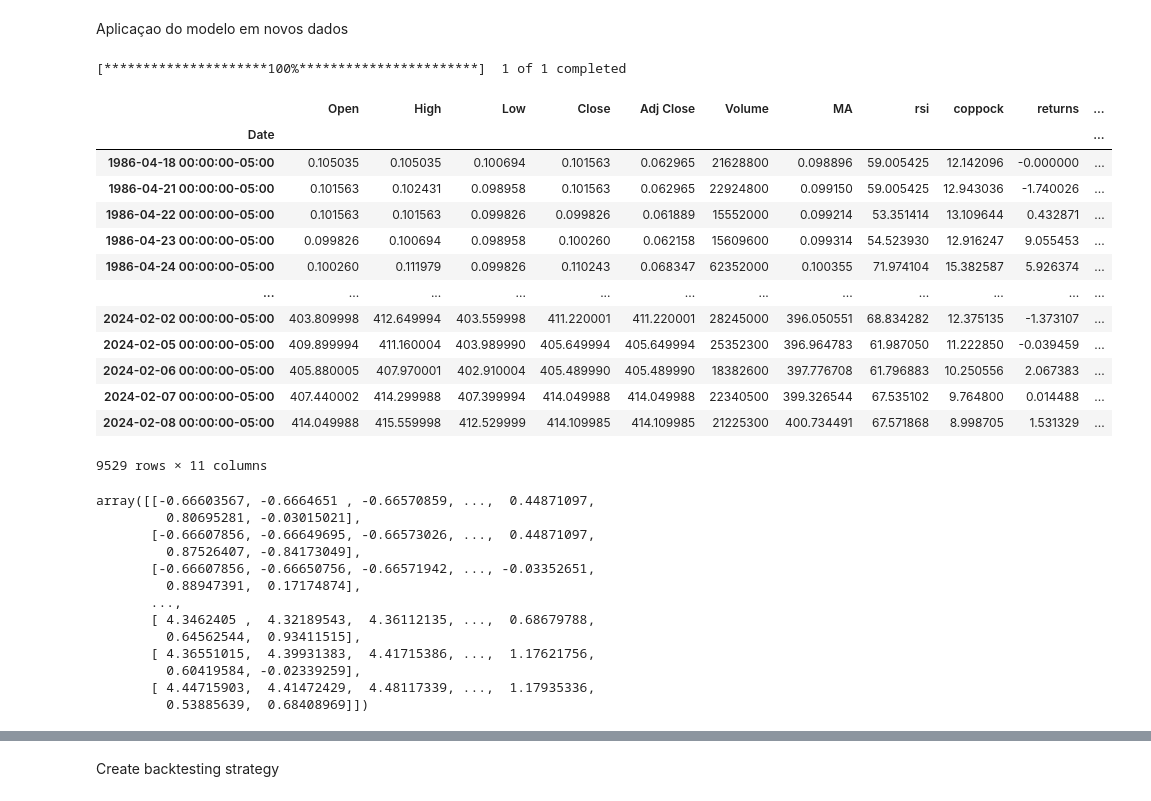
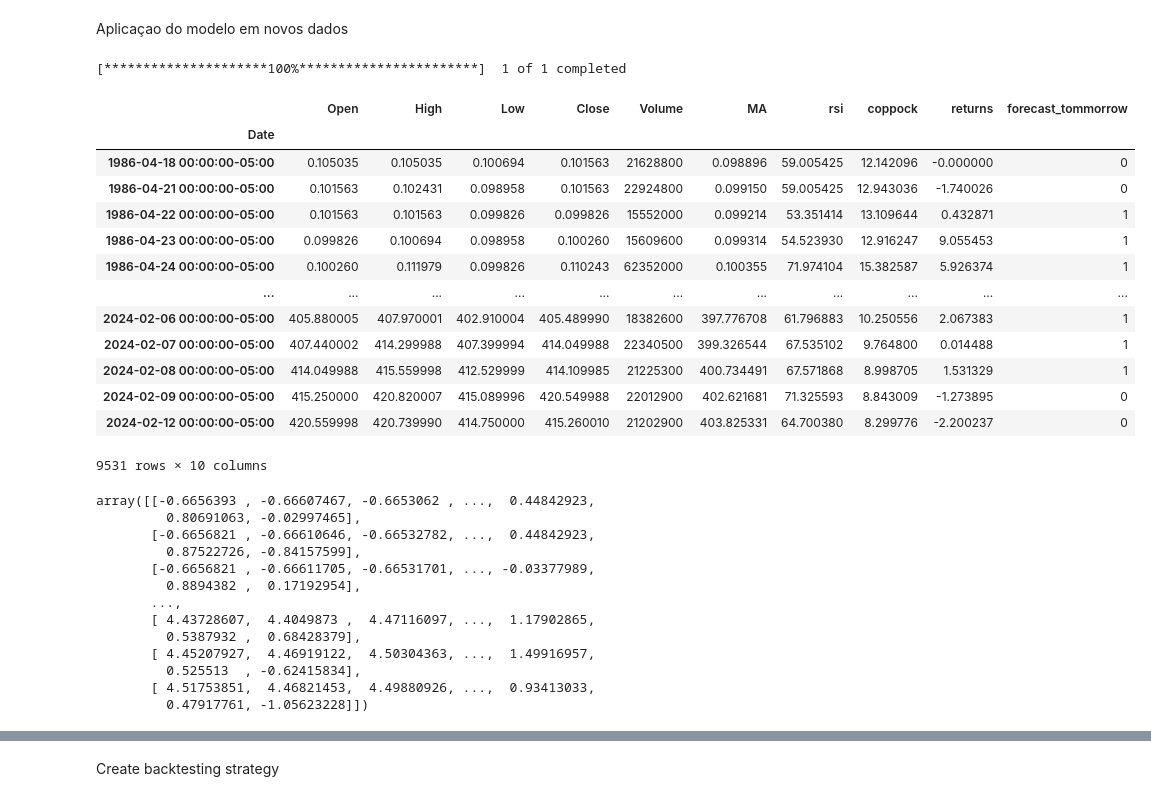
Before and after one commit to mayer19/AlgoritmitTradingCourse, a Jupyter notebook: gradient_boosting_machine.ipynb, the cells around one changed output, grey strips where cells are left out. Cells and saved outputs as stored; diff of their text form; code cells hidden in the pictures.

```diff
--- a/gradient_boosting_machine.ipynb
+++ b/gradient_boosting_machine.ipynb
@@ -137,34 +163,34 @@ Aplicaçao do modelo em novos dados
 # %%
 #Download asset data
 df_new_stock = yf.download(tickers="MSFT")
 
 #calculatre technical indicators
 df_new_stock['MA'] = ta.ema(df_new_stock['Close'], length=20)
 df_new_stock['rsi'] = ta.rsi(df_new_stock['Close'], length=14)
 df_new_stock['coppock'] = ta.coppock(df_new_stock['Close'], length=12)
 df_new_stock['returns'] = df_new_stock['Close'].pct_change(-1) * 100 * -1
 df_new_stock['forecast_tommorrow'] = np.where(df_new_stock['returns'] > 0,
                                    1,
                                    0) #1 is for UP and 0 is for down
-
+df_new_stock = df_new_stock.drop(['Adj Close'], axis=1)
 df_new_stock = df_new_stock.dropna()
 df_new_stock
 # %% [output]
 [*********************100%***********************]  1 of 1 completed
-|  | Open | High | Low | Close | Adj Close | Volume | MA | rsi | coppock | returns | ... |
-| Date |  |  |  |  |  |  |  |  |  |  | ... |
-| 1986-04-18 00:00:00-05:00 | 0.105035 | 0.105035 | 0.100694 | 0.101563 | 0.062965 | 21628800 | 0.098896 | 59.005425 | 12.142096 | -0.000000 | ... |
-| 1986-04-21 00:00:00-05:00 | 0.101563 | 0.102431 | 0.098958 | 0.101563 | 0.062965 | 22924800 | 0.099150 | 59.005425 | 12.943036 | -1.740026 | ... |
-| 1986-04-22 00:00:00-05:00 | 0.101563 | 0.101563 | 0.099826 | 0.099826 | 0.061889 | 15552000 | 0.099214 | 53.351414 | 13.109644 | 0.432871 | ... |
-| 1986-04-23 00:00:00-05:00 | 0.099826 | 0.100694 | 0.098958 | 0.100260 | 0.062158 | 15609600 | 0.099314 | 54.523930 | 12.916247 | 9.055453 | ... |
-| 1986-04-24 00:00:00-05:00 | 0.100260 | 0.111979 | 0.099826 | 0.110243 | 0.068347 | 62352000 | 0.100355 | 71.974104 | 15.382587 | 5.926374 | ... |
-| ... | ... | ... | ... | ... | ... | ... | ... | ... | ... | ... | ... |
-| 2024-02-02 00:00:00-05:00 | 403.809998 | 412.649994 | 403.559998 | 411.220001 | 411.220001 | 28245000 | 396.050551 | 68.834282 | 12.375135 | -1.373107 | ... |
-| 2024-02-05 00:00:00-05:00 | 409.899994 | 411.160004 | 403.989990 | 405.649994 | 405.649994 | 25352300 | 396.964783 | 61.987050 | 11.222850 | -0.039459 | ... |
-| 2024-02-06 00:00:00-05:00 | 405.880005 | 407.970001 | 402.910004 | 405.489990 | 405.489990 | 18382600 | 397.776708 | 61.796883 | 10.250556 | 2.067383 | ... |
-| 2024-02-07 00:00:00-05:00 | 407.440002 | 414.299988 | 407.399994 | 414.049988 | 414.049988 | 22340500 | 399.326544 | 67.535102 | 9.764800 | 0.014488 | ... |
-| 2024-02-08 00:00:00-05:00 | 414.049988 | 415.559998 | 412.529999 | 414.109985 | 414.109985 | 21225300 | 400.734491 | 67.571868 | 8.998705 | 1.531329 | ... |
+|  | Open | High | Low | Close | Volume | MA | rsi | coppock | returns | forecast_tommorrow |
+| Date |  |  |  |  |  |  |  |  |  |  |
+| 1986-04-18 00:00:00-05:00 | 0.105035 | 0.105035 | 0.100694 | 0.101563 | 21628800 | 0.098896 | 59.005425 | 12.142096 | -0.000000 | 0 |
+| 1986-04-21 00:00:00-05:00 | 0.101563 | 0.102431 | 0.098958 | 0.101563 | 22924800 | 0.099150 | 59.005425 | 12.943036 | -1.740026 | 0 |
+| 1986-04-22 00:00:00-05:00 | 0.101563 | 0.101563 | 0.099826 | 0.099826 | 15552000 | 0.099214 | 53.351414 | 13.109644 | 0.432871 | 1 |
+| 1986-04-23 00:00:00-05:00 | 0.099826 | 0.100694 | 0.098958 | 0.100260 | 15609600 | 0.099314 | 54.523930 | 12.916247 | 9.055453 | 1 |
+| 1986-04-24 00:00:00-05:00 | 0.100260 | 0.111979 | 0.099826 | 0.110243 | 62352000 | 0.100355 | 71.974104 | 15.382587 | 5.926374 | 1 |
+| ... | ... | ... | ... | ... | ... | ... | ... | ... | ... | ... |
+| 2024-02-06 00:00:00-05:00 | 405.880005 | 407.970001 | 402.910004 | 405.489990 | 18382600 | 397.776708 | 61.796883 | 10.250556 | 2.067383 | 1 |
+| 2024-02-07 00:00:00-05:00 | 407.440002 | 414.299988 | 407.399994 | 414.049988 | 22340500 | 399.326544 | 67.535102 | 9.764800 | 0.014488 | 1 |
+| 2024-02-08 00:00:00-05:00 | 414.049988 | 415.559998 | 412.529999 | 414.109985 | 21225300 | 400.734491 | 67.571868 | 8.998705 | 1.531329 | 1 |
+| 2024-02-09 00:00:00-05:00 | 415.250000 | 420.820007 | 415.089996 | 420.549988 | 22012900 | 402.621681 | 71.325593 | 8.843009 | -1.273895 | 0 |
+| 2024-02-12 00:00:00-05:00 | 420.559998 | 420.739990 | 414.750000 | 415.260010 | 21202900 | 403.825331 | 64.700380 | 8.299776 | -2.200237 | 0 |
-9529 rows × 11 columns
+9531 rows × 10 columns
 # %%
 # Separate features and target variable
 X_new_stock = df_new_stock.drop(columns=['forecast_tommorrow'])
@@ -174,19 +200,19 @@ scaler = StandardScaler()
 X_new_stock_scaled = scaler.fit_transform(X_new_stock)
 X_new_stock_scaled
 # %% [output]
-array([[-0.66603567, -0.6664651 , -0.66570859, ...,  0.44871097,
-         0.80695281, -0.03015021],
-       [-0.66607856, -0.66649695, -0.66573026, ...,  0.44871097,
-         0.87526407, -0.84173049],
-       [-0.66607856, -0.66650756, -0.66571942, ..., -0.03352651,
-         0.88947391,  0.17174874],
+array([[-0.6656393 , -0.66607467, -0.6653062 , ...,  0.44842923,
+         0.80691063, -0.02997465],
+       [-0.6656821 , -0.66610646, -0.66532782, ...,  0.44842923,
+         0.87522726, -0.84157599],
+       [-0.6656821 , -0.66611705, -0.66531701, ..., -0.03377989,
+         0.8894382 ,  0.17192954],
        ...,
-       [ 4.3462405 ,  4.32189543,  4.36112135, ...,  0.68679788,
-         0.64562544,  0.93411515],
-       [ 4.36551015,  4.39931383,  4.41715386, ...,  1.17621756,
-         0.60419584, -0.02339259],
-       [ 4.44715903,  4.41472429,  4.48117339, ...,  1.17935336,
-         0.53885639,  0.68408969]])
+       [ 4.43728607,  4.4049873 ,  4.47116097, ...,  1.17902865,
+         0.5387932 ,  0.68428379],
+       [ 4.45207927,  4.46919122,  4.50304363, ...,  1.49916957,
+         0.525513  , -0.62415834],
+       [ 4.51753851,  4.46821453,  4.49880926, ...,  0.93413033,
+         0.47917761, -1.05623228]])
 # %%
 y_pred_new_stock = model.predict(X_new_stock_scaled)
 y_pred_new_stock
```
Also changed, not shown: parts of 13 cells of this notebook.
